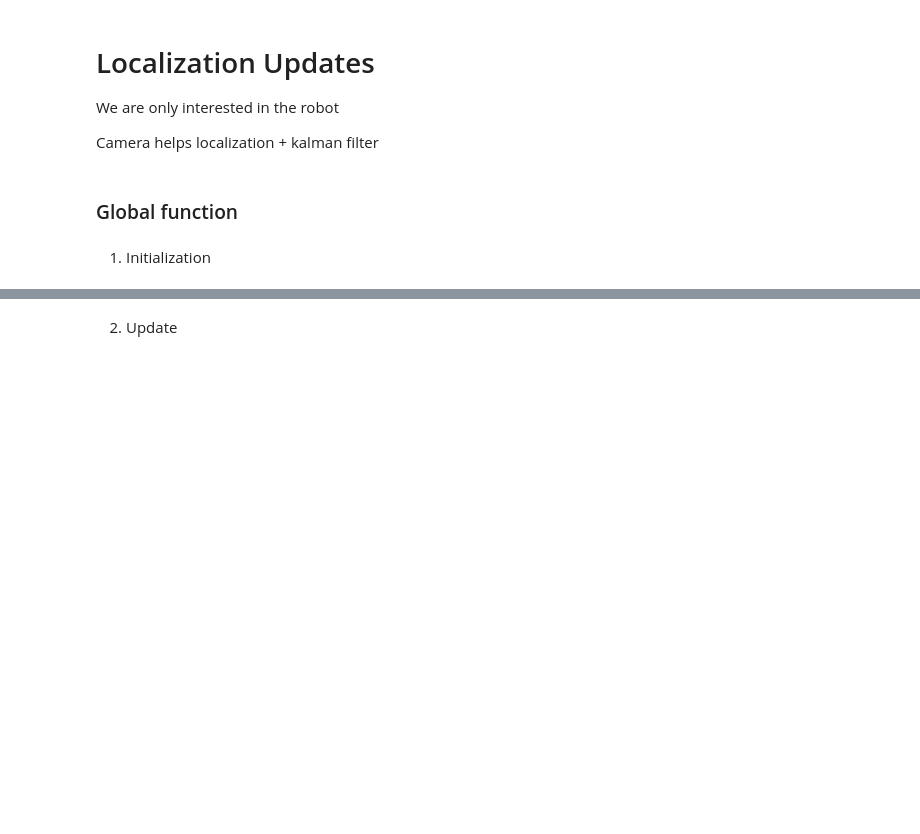
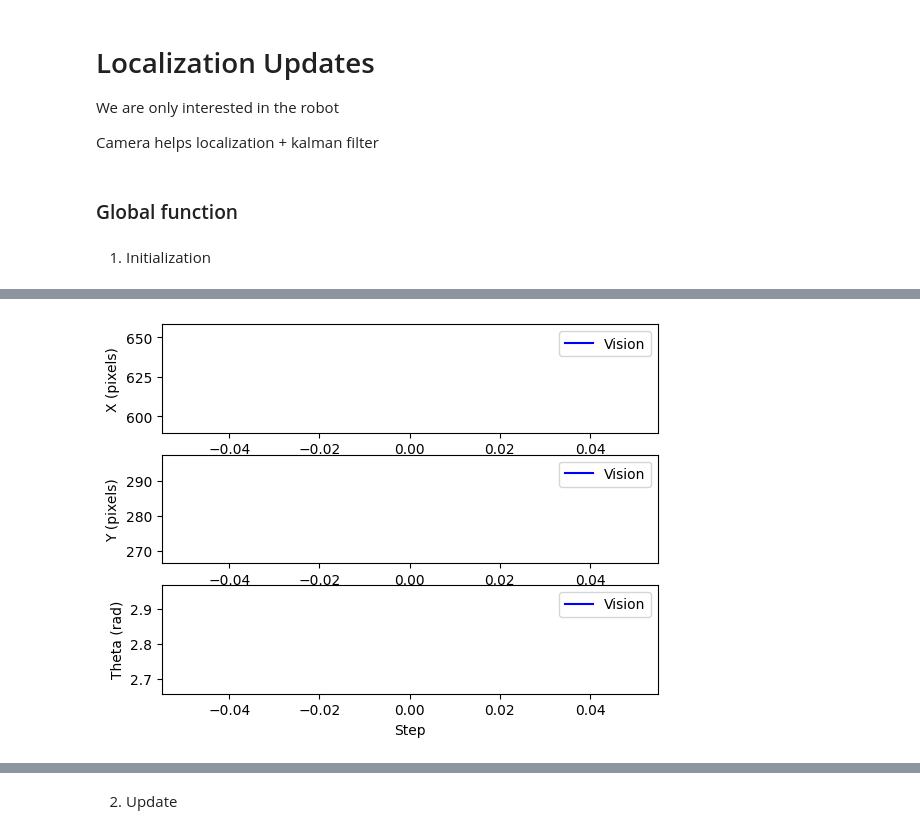
Before and after one commit to artdev99/MobileRobotics-Project, a Jupyter notebook: Main.ipynb, the cells around one changed output, grey strips where cells are left out. Saved outputs shown, nothing was run; the diff lists cells and outputs as text; code cells hidden in the pictures; blank space fills up the shorter version.

Commit message:
INIT done

```diff
--- a/Main.ipynb
+++ b/Main.ipynb
@@ -130,6 +130,8 @@ Camera helps localization + kalman filter
 # %% [markdown]
 1. Initialization
 # %%
+%reload_ext autoreload
+%autoreload 2
 from libs.vision import *
 import cv2
 import numpy as np
@@ -139,57 +141,83 @@ from scipy.spatial import distance
 import os
 from heapq import heappush, heappop
 
+cv2.destroyAllWindows()
+
 #Variables initialization
-Thymio_xytheta_hist=[]
-Thymio_nose_hist=[]
+Thymio_xytheta_hist = np.empty((3, 0))
+Thymio_nose_hist = np.empty((2, 0))
 sigma = 5
 epsilon = 0.01
-thresh_Thymio=np.array([190,190,190,255,255,255])
-thresh_obstacle=np.array([0,0,120,0,0,140])
-thresh_goal=np.array([0,120,0,0,140,0])
+thresh_Thymio=np.array([180,180,180,255,255,255])
+thresh_obstacle=np.array([[4,0,110,100,100,255]]) #40,30,170,100,100,240
+thresh_goal=np.array([40,100,20,90,160,80])
 min_size=5000
 grid_size=200
 Thymio_detected=False
 
-cam = cv2.VideoCapture(1, cv2.CAP_DSHOW) #Specify DirectShow for faster connection
+print("Try to open camera")
+
+login="thymio"
+password="qwertz"
+url = f"https://{login}:{password}@192.168.21.126:8080/video" # you can check the url @ http://192.168.1.14:8080/
+cam = cv2.VideoCapture(url)
+
+#cam = cv2.VideoCapture(1, cv2.CAP_DSHOW) #Specify DirectShow for faster connection
 if not cam.isOpened():
     print("Camera could not be opened")
     cam.release()
     exit()
 
 # Initialize OpenCV window and matplotlib plot
-cv2.namedWindow("Camera view", cv2.WINDOW_NORMAL)
+cv2.namedWindow("Camera view", cv2.WND_PROP_FULLSCREEN)
+cv2.imshow("Camera view", get_image_from_camera(cam,False)) #to be removed if not using goodimg.png for testing!
+cv2.waitKey(1)#to be removed if not using goodimg.png for testing!
 plt.ion()
-fig, ax = plt.subplots(2)
+fig, ax = plt.subplots(3)
 
 
-image, grid, Thymio_xytheta, c_goal, path, Thymio_detected, Thymio_nose,obstacle_cnt, obstacle_cnt_expnded, goal_cnt, Thymio_cnt=init(cam, sigma, epsilon, thresh_Thymio,thresh_obstacle, thresh_goal, min_size, grid_size)
+image, grid, Thymio_xytheta, c_goal, path, Thymio_detected, Thymio_nose,obstacle_cnt, obstacle_cnt_expnded, goal_cnt, Thymio_cnt, Thymio_size, Thymio_nose=init(cam, sigma, epsilon, thresh_Thymio,thresh_obstacle, thresh_goal, min_size, grid_size)
 
 #path is in grid coord need to be in im coord for plot
 path_img= grid1_coord2grid2_coord(path,grid,image)
+path_img=path_img[::-1]
+
 #Create base image without Thymio for the rest of the run
 image_cnt=image.copy()
-cv2.drawContours(image_cnt, goal_cnt, -1, (0,255,0), 2)
-cv2.drawContours(image_cnt, obstacle_cnt, -1, (0,0,255), 2)
-cv2.drawContours(image_cnt, obstacle_cnt_expnded, -1, (0,100,255), 2)
-cv2.drawContours(image_cnt, Thymio_cnt, -1, (229,204,255), 2)
-cv2.dr
+cv2.drawContours(image_cnt, goal_cnt, -1, (0,255,0), 4)
+cv2.drawContours(image_cnt, obstacle_cnt, -1, (0,0,255), 4)
+cv2.drawContours(image_cnt, obstacle_cnt_expnded, -1, (0,100,255), 4)
+cv2.drawContours(image_cnt, Thymio_cnt, -1, (229,204,255), 4)
+cv2.polylines(image_cnt, [path_img.T.reshape(-1,1,2)], isClosed=False, color=(255, 0, 0), thickness=4)
+
+#Update the image with Thymio contour and orientation
+image_full=image_cnt.copy()
+cv2.line(image_full, Thymio_xytheta[:2,0].astype(np.int32), Thymio_nose[:2,0].astype(np.int32), (229,204,255), thickness=2) #orientation
+cv2.circle(image_full,c_goal.flatten(), 10, (153,255,51), -1)
+
+
 #Update history
 Thymio_xytheta_hist=np.hstack((Thymio_xytheta_hist,Thymio_xytheta))
-Thymio_nose_hist=np.vstack((Thymio_nose_hist,Thymio_nose))
+Thymio_nose_hist=np.hstack((Thymio_nose_hist,Thymio_nose))
 
 #Initial Image and Plots:
-cv2.imshow("Camera view", image_cnt)
-cv2.polylines(image, [path], isClosed=False, color=(255, 0, 0), thickness=1)
-ax[0].clear()
-ax[0].plot(np.arange(Thymio_xytheta_hist.shape[1]),Thymio_xytheta_hist[0,:],'b-',label='Vision')
-ax[0].legend()
-ax[0].set_xlabel("Step")
-ax[0].set_ylabel("X-axis")
+cv2.imshow("Camera view", image_full)
 
-ax[1].clear()
-ax[1].plot(np.arange(Thymio_xytheta_hist.shape[1]),Thymio_xytheta_hist[1,:],'b-',label='Vision')
-ax[1].set_xlabel("Step")
-ax[1].set_ylabel("Y-axis")
-ax[0].legend()
+for i in range(3):
+    ax[i].clear()
+    ax[i].plot(np.arange(Thymio_xytheta_hist.shape[1]),Thymio_xytheta_hist[i,:],'b-',label='Vision')
+    ax[i].legend()
+    ax[i].set_xlabel("Step")
+    if i==0:
+        ax[i].set_ylabel("X (pixels)")
+    elif i==1:
+        ax[i].set_ylabel("Y (pixels)")
+    elif i==2:
+        ax[i].set_ylabel("Theta (rad)")
+
 plt.draw()
+
+cv2.waitKey(20000)
+cam.release()
+cv2.destroyAllWindows()
+# %% [output]
@@ -195,0 +225 @@ plt.draw()
+[figure, added]
```
Also changed, not shown: parts of 2 cells of this notebook, 2 other files.
